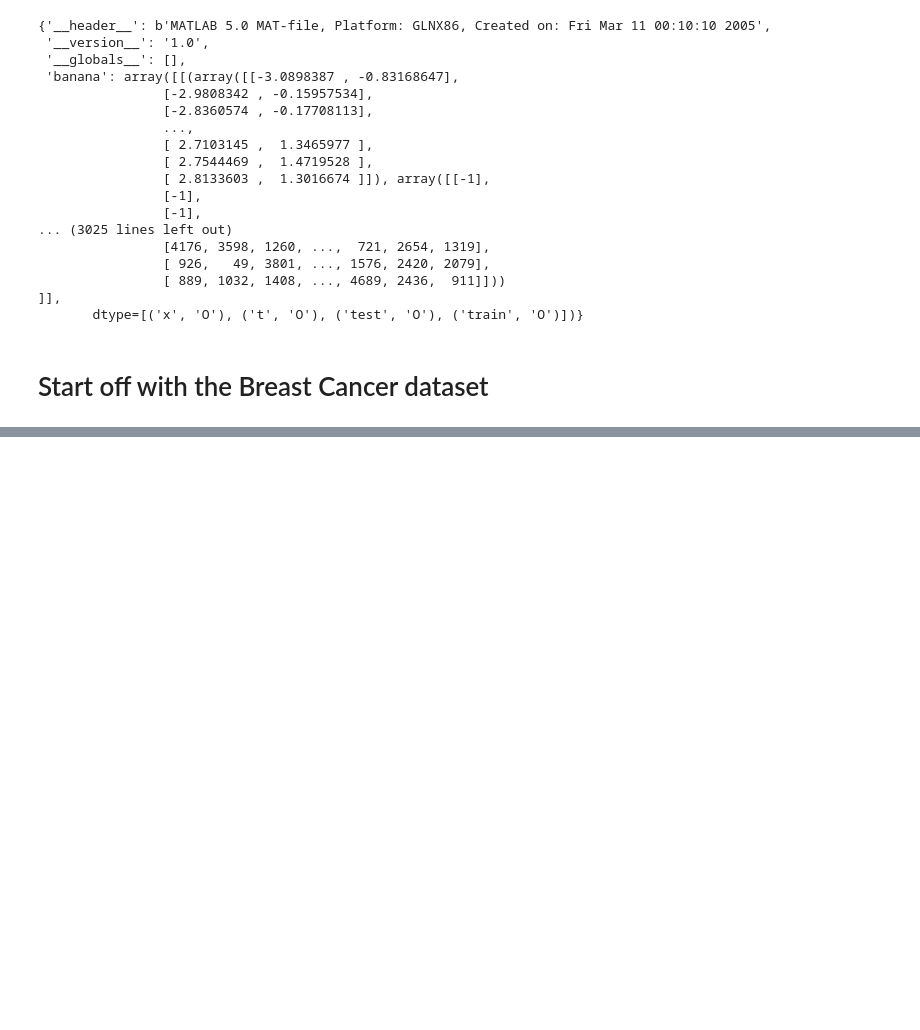
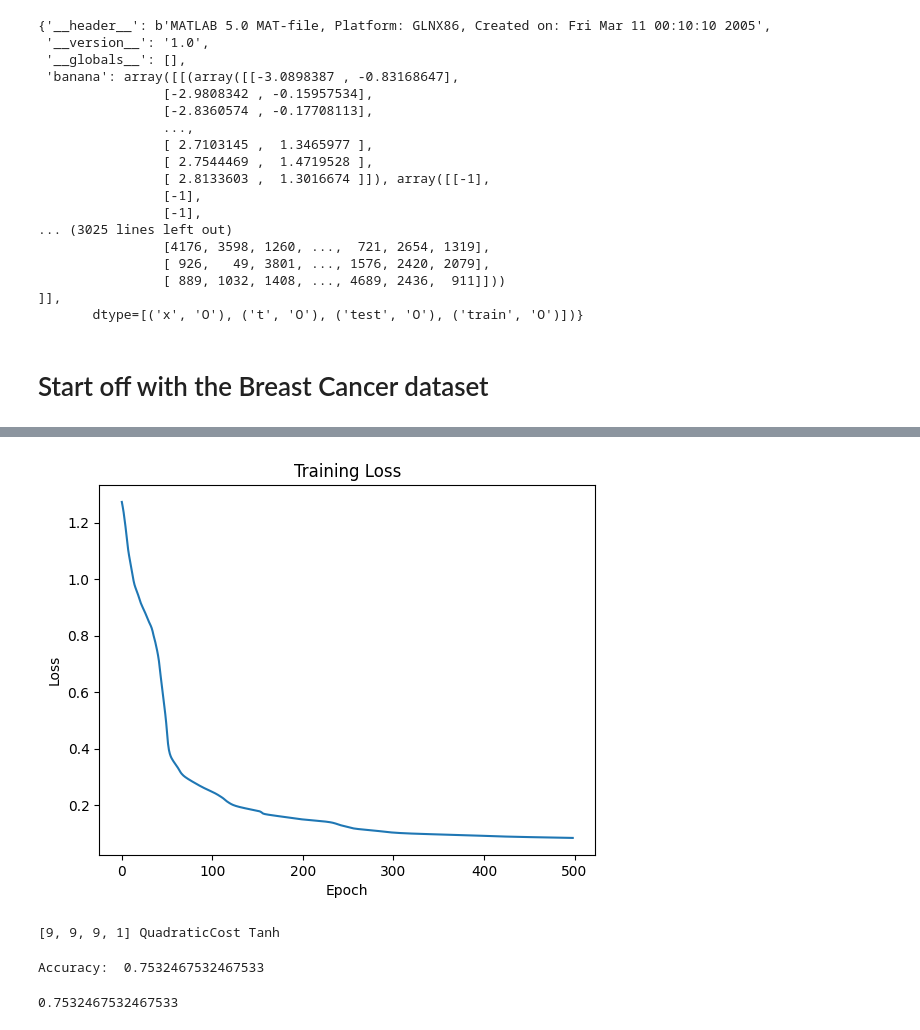
Before and after one commit to ksananth4424/ML_IISc, a Jupyter notebook: Gunnar_Ratsch/breast_cancer.ipynb, the cells around one changed output, grey strips where cells are left out. Drawn from its saved outputs; the diff is of its cells as text; code cells hidden in the pictures; blank space fills up the shorter version.

```diff
--- a/Gunnar_Ratsch/breast_cancer.ipynb
+++ b/Gunnar_Ratsch/breast_cancer.ipynb
@@ -293,0 +296,23 @@ Accuracy:  0.7272727272727273
+# %%
+import matplotlib.pyplot as plt
+
+def plot_loss(log_file_name):
+    with open(log_file_name, 'r') as f:
+        lines = f.readlines()
+
+    losses = [float(line.split(':')[1]) for line in lines[2:]]
+
+    plt.figure()
+    plt.plot(losses)
+    plt.xlabel('Epoch')
+    plt.ylabel('Loss')
+    plt.title('Training Loss')
+    plt.show()
+
+plot_loss("log.txt")
+# %% [output]
+[figure, added]
+# %%
+net2 = load_network()
+# %% [output]
+[9, 9, 9, 1] QuadraticCost Tanh
@@ -293,0 +321,5 @@ Accuracy:  0.7272727272727273
+# %%
+Network.test(net2, breast_cancer_test_data)
+# %% [output]
+Accuracy:  0.7532467532467533
+0.7532467532467533
```
Also changed, not shown: parts of 7 cells of this notebook, 3 other files.
